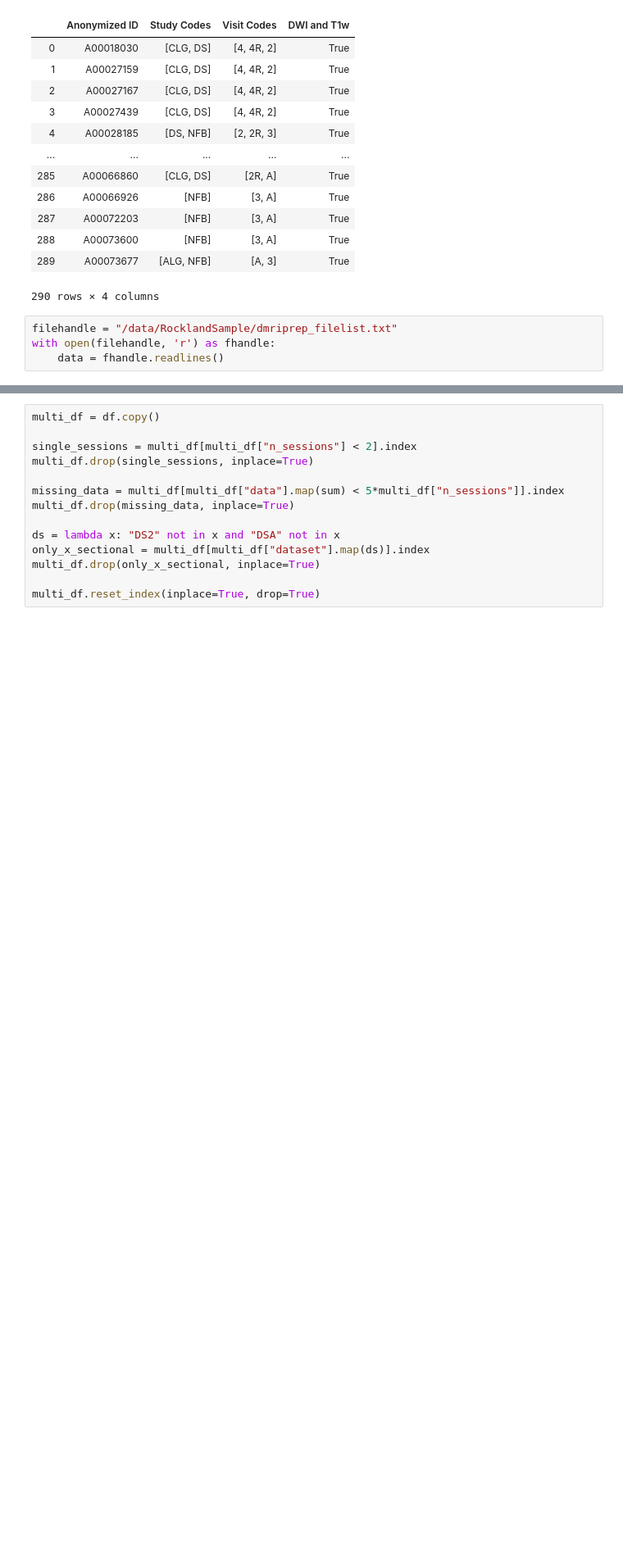
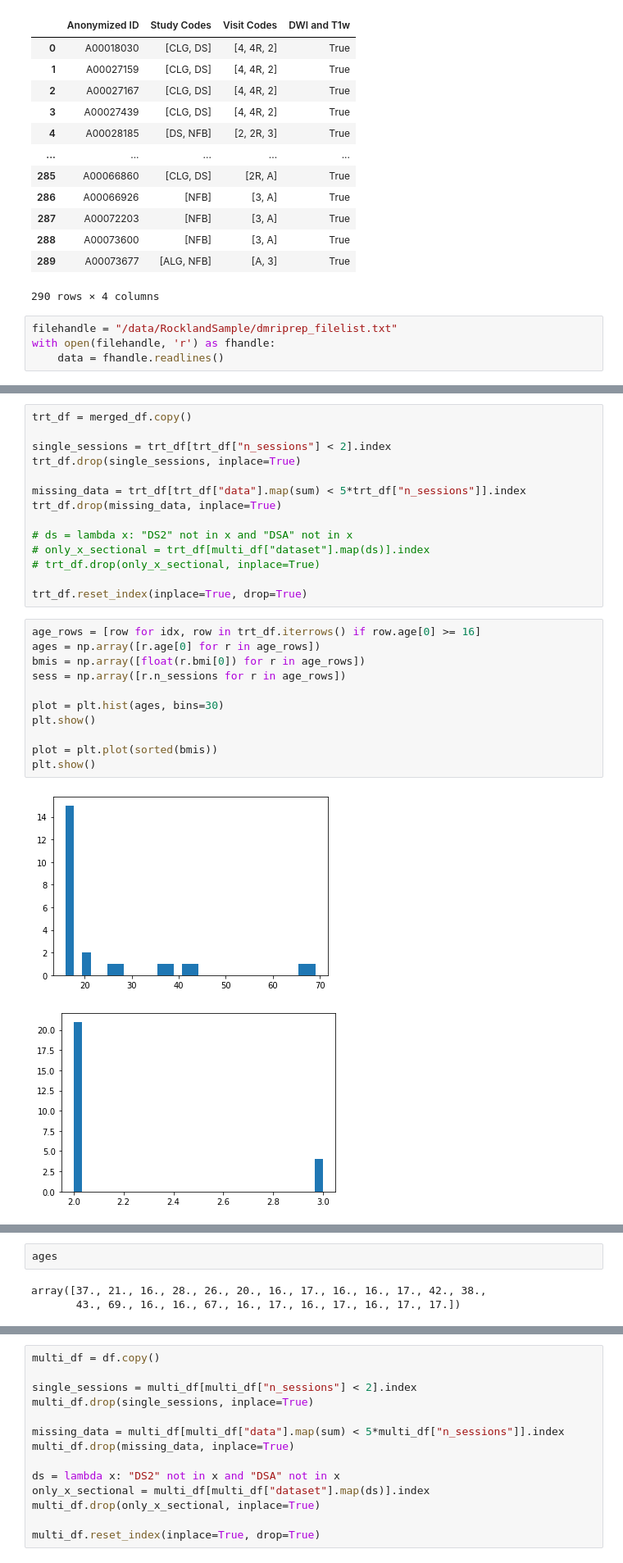
Before and after one commit to gkiar/stability, a Jupyter notebook: code/qc/filter_nki_rs.ipynb, the cells around one changed output, grey strips where cells are left out. Shown: that part at 82% size. Drawn from its saved outputs; the diff is of its cells as text; blank space fills up the shorter version.

Commit message:
updated dataset stratification

```diff
--- a/code/qc/filter_nki_rs.ipynb
+++ b/code/qc/filter_nki_rs.ipynb
@@ -112,0 +184,28 @@ for line in data:
+# %%
+trt_df = merged_df.copy()
+
+single_sessions = trt_df[trt_df["n_sessions"] < 2].index
+trt_df.drop(single_sessions, inplace=True)
+
+missing_data = trt_df[trt_df["data"].map(sum) < 5*trt_df["n_sessions"]].index
+trt_df.drop(missing_data, inplace=True)
+
+# ds = lambda x: "DS2" not in x and "DSA" not in x
+# only_x_sectional = trt_df[multi_df["dataset"].map(ds)].index
+# trt_df.drop(only_x_sectional, inplace=True)
+
+trt_df.reset_index(inplace=True, drop=True)
+# %%
+age_rows = [row for idx, row in trt_df.iterrows() if row.age[0] >= 16]
+ages = np.array([r.age[0] for r in age_rows])
+bmis = np.array([float(r.bmi[0]) for r in age_rows])
+sess = np.array([r.n_sessions for r in age_rows])
+
+plot = plt.hist(ages, bins=30)
+plt.show()
+
+plot = plt.plot(sorted(bmis))
+plt.show()
+# %% [output]
+[figure, added]
+[figure, added]
@@ -112,0 +213,5 @@ for line in data:
+# %%
+ages
+# %% [output]
+array([37., 21., 16., 28., 26., 20., 16., 17., 16., 16., 17., 42., 38.,
+       43., 69., 16., 16., 67., 16., 17., 16., 17., 16., 17., 17.])
```
Also changed, not shown: parts of 14 cells of this notebook.
